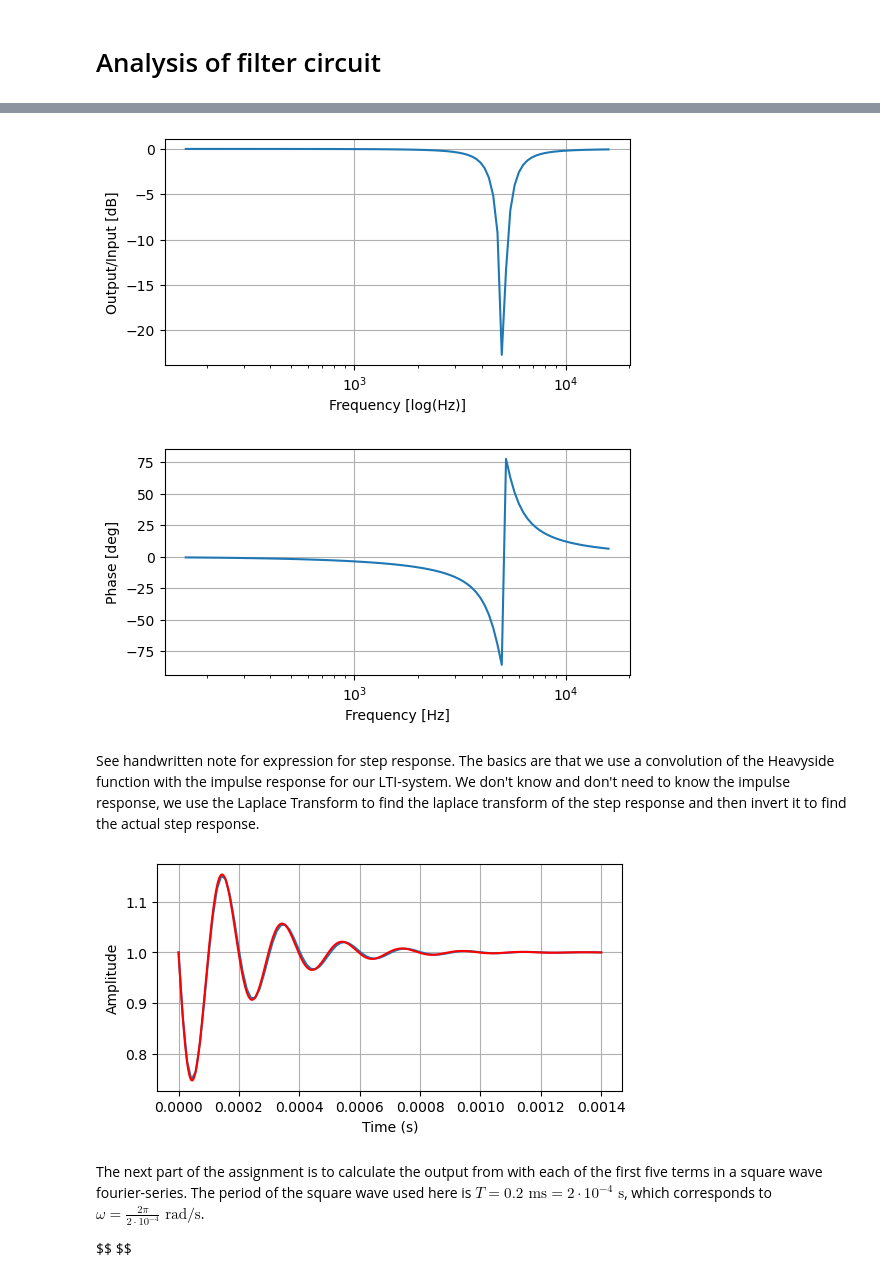
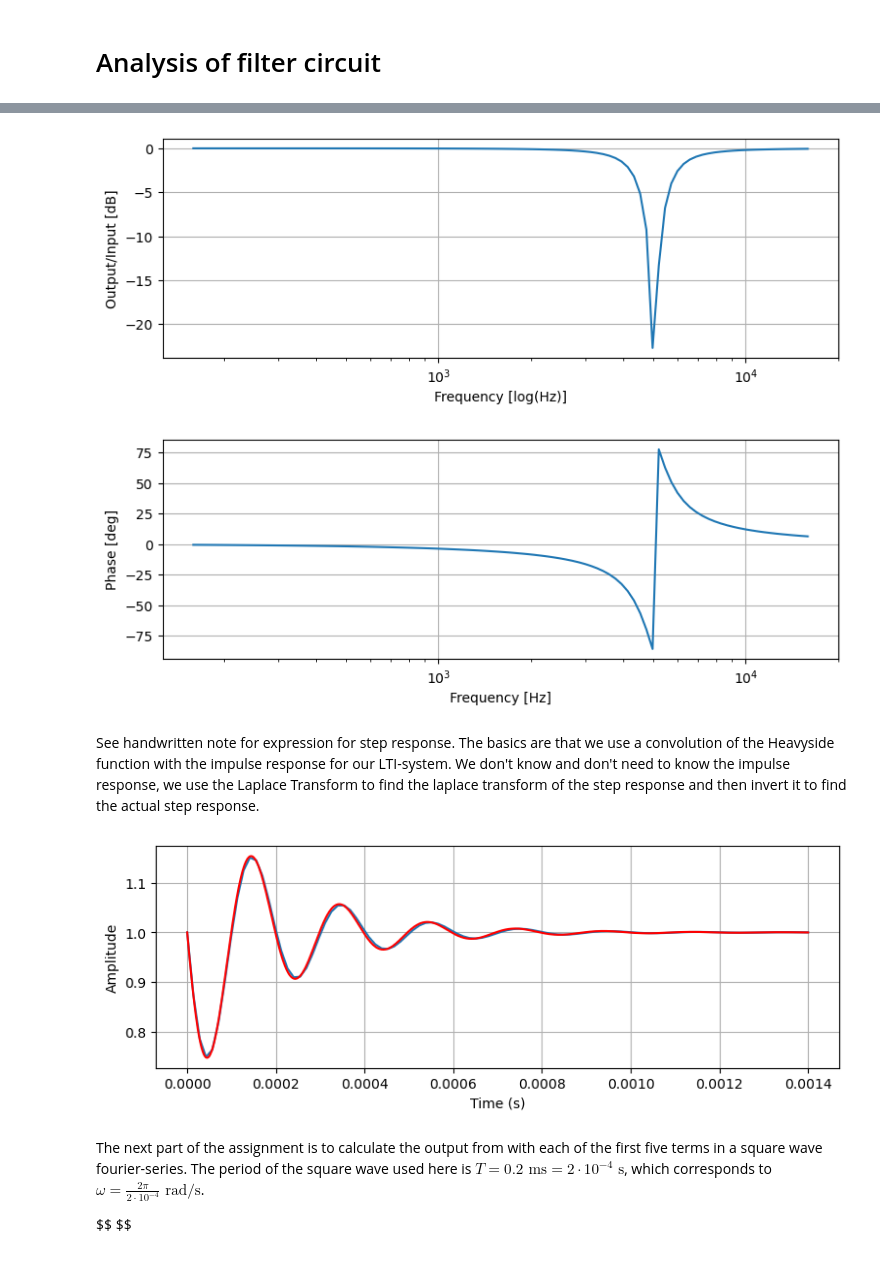
Before and after one commit to kr4ften/TransformProject, a Jupyter notebook: main.ipynb, the cells around one changed output, grey strips where cells are left out. Saved outputs shown, nothing was run; the diff lists cells and outputs as text; code cells hidden in the pictures.

```diff
--- a/main.ipynb
+++ b/main.ipynb
@@ -11,40 +11,52 @@ $$H(s) = \frac{u_{in}}{u_{out}} =  \frac{CLR \cdot s^2 + R}{CLR \cdot s^2 + Ls +
 # %%
 import numpy as np
 import scipy.signal as signal
 import matplotlib.pyplot as plt
 
 R = 5000
 C = 20 * 10**(-9)
 L = 50 * 10**(-3)
 
 numerator = [C*L*R, 0, R]
 denominator = [C*L*R, L, R]
 
 LTI = signal.TransferFunction(numerator,denominator)
 
 w, mag, phase = signal.bode(LTI)
 
 # Convert rad/s to Hz
 f=w/(2*np.pi)
 
-plt.figure(figsize=(6, 3), dpi=100)
+plt.figure(figsize=(9, 3), dpi=100)
 plt.semilogx(f,mag)
 #plt.hlines(-3,min(f),max(f),linestyles="dotted",colors='r')
 plt.xlabel('Frequency [log(Hz)]')
 plt.ylabel('Output/Input [dB]')
 plt.grid()
-plt.figure(figsize=(6, 3), dpi=100)
+plt.figure(figsize=(9, 3), dpi=100)
 plt.semilogx(f, phase)
 plt.xlabel('Frequency [Hz]')
 plt.ylabel('Phase [deg]')
 plt.grid()
 plt.show()
 # %% [output]
-[figure, old version]
+[figure, new version]
-[figure, old version]
+[figure, new version]
 # %% [markdown]
 See handwritten note for expression for step response. The basics are that we use a convolution of the Heavyside function with the impulse response for our LTI-system. We don't know and don't need to know the impulse response, we use the Laplace Transform to find the laplace transform of the step response and then invert it to find the actual step response.
 # %%
+import numpy as np
+import scipy.signal as signal
+import matplotlib.pyplot as plt
+
+R = 5000
+C = 20 * 10**(-9)
+L = 50 * 10**(-3)
+
+numerator = [C*L*R, 0, R]
+denominator = [C*L*R, L, R]
+
+LTI = signal.TransferFunction(numerator,denominator)
 tDataLTI, yDataLTI = signal.step(LTI)
 
 # Analytical expression
@@ -52,20 +64,20 @@ a = - 1 / (2*R*C)
 b = np.sqrt(np.abs(L-4*R ** 2 * C /(4* R **2 * C ** 2 * L)))
 c = np.sqrt(np.abs(L ** 2 - 4 * R ** 2 * C * L))
 
-calcTransfer = lambda t : 1 - 2*L / (c) * np.exp(t*a) * np.sin(b * t)
+calcResponse = lambda t : 1 - 2*L / (c) * np.exp(t*a) * np.sin(b * t)
 
 # Plot function
 
 tInput = np.linspace(min(tDataLTI),max(tDataLTI),1000)
 
-plt.figure(figsize=(6, 3), dpi=100)
+plt.figure(figsize=(9, 3), dpi=100)
 plt.plot(tDataLTI, yDataLTI)
-plt.plot(tInput, calcTransfer(tInput), color='r')
+plt.plot(tInput, calcResponse(tInput), color='r')
 plt.xlabel('Time (s)')
 plt.ylabel('Amplitude')
 plt.grid()
 # %% [output]
-[figure, old version]
+[figure, new version]
 # %% [markdown]
 The next part of the assignment is to calculate the output from with each of the first five terms in a square wave fourier-series. The period of the square wave used here is $T = 0.2 \textrm{ ms} = 2 \cdot 10^{-4} \textrm{ s}$, which corresponds to $\omega = \frac{2\pi}{2 \cdot 10^{-4}} \textrm{ rad/s}$.
 
```
Also changed, not shown: parts of 2 cells of this notebook.
